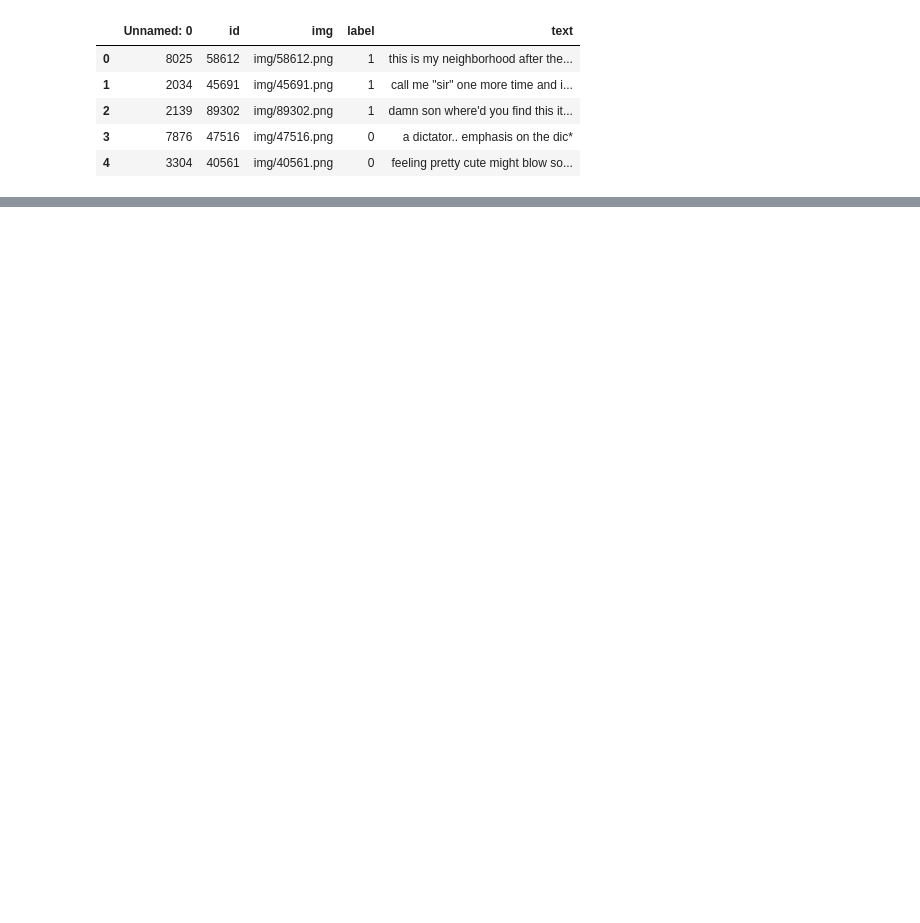
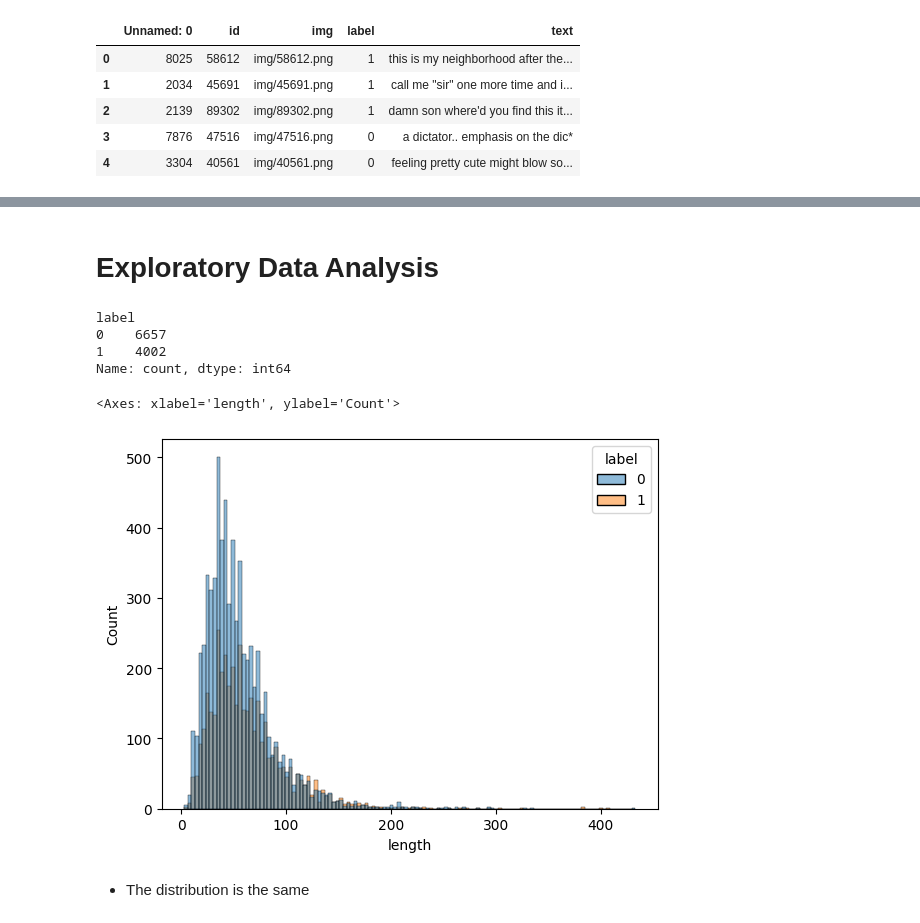
Before and after one commit to nonnoxer/HatefulMemes, a Jupyter notebook: main.ipynb, the cells around one changed output, grey strips where cells are left out. Cells and saved outputs as stored; diff of their text form; code cells hidden in the pictures; blank space fills up the shorter version.

```diff
--- a/main.ipynb
+++ b/main.ipynb
@@ -15,0 +33,18 @@ df.head()
+# %% [markdown]
+# Exploratory Data Analysis
+# %%
+df["label"].value_counts()
+# %% [output]
+label
+0    6657
+1    4002
+Name: count, dtype: int64
+# %%
+df["length"] = df["text"].str.len()
+# %%
+sns.histplot(data=df, x="length", hue="label")
+# %% [output]
+<Axes: xlabel='length', ylabel='Count'>
+[figure, added]
+# %% [markdown]
+- The distribution is the same
```
Also changed, not shown: parts of 5 cells of this notebook.
